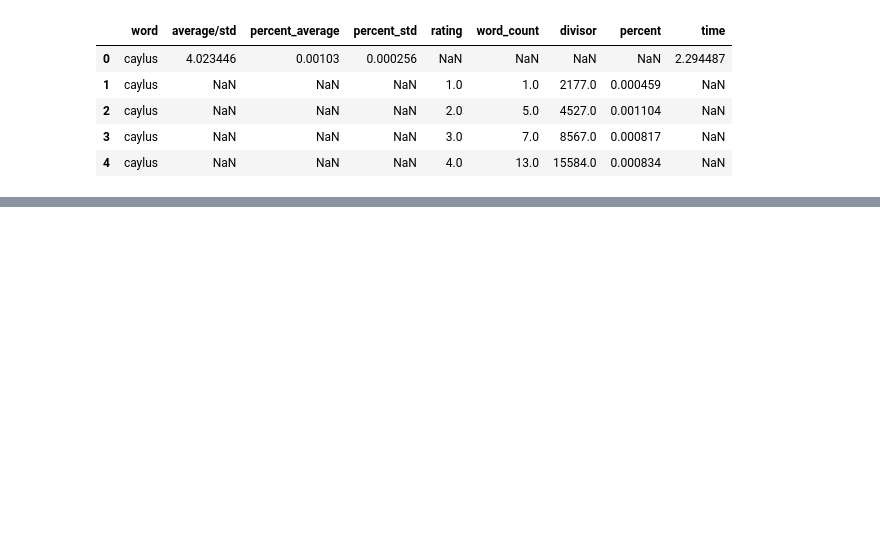
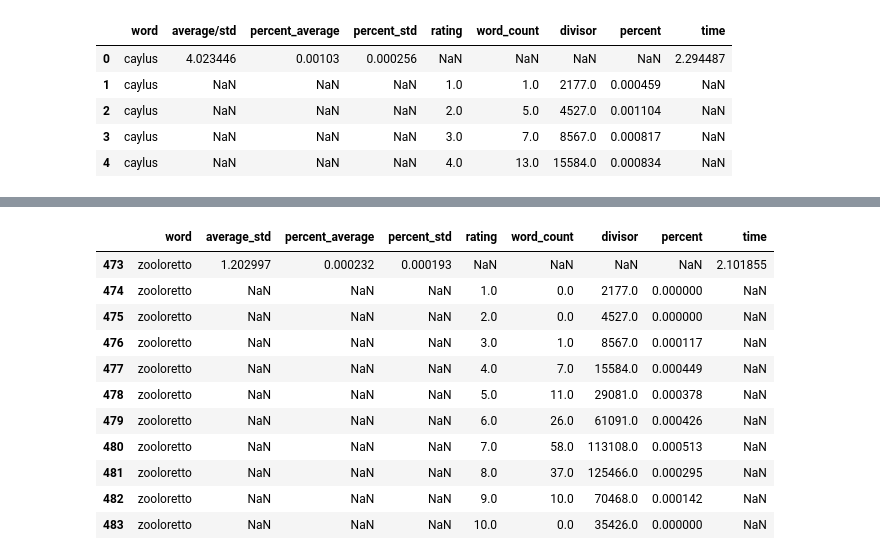
Before and after one commit to matthewgiem/boardgame_sentiment_analysis, a Jupyter notebook: look at reports.ipynb, the cells around one changed output, grey strips where cells are left out. Saved outputs shown, nothing was run; the diff lists cells and outputs as text; code cells hidden in the pictures; blank space fills up the shorter version.

```diff
--- a/look at reports.ipynb
+++ b/look at reports.ipynb
@@ -80,0 +106,2 @@ for group in df.groupby(df.word):
+# %%
+test_df = df.copy()
@@ -80,0 +135,15 @@ for group in df.groupby(df.word):
+# %%
+test_df.loc[test_df.word == "zooloretto"]
+# %% [output]
+|  | word | average_std | percent_average | percent_std | rating | word_count | divisor | percent | time |
+| 473 | zooloretto | 1.202997 | 0.000232 | 0.000193 | NaN | NaN | NaN | NaN | 2.101855 |
+| 474 | zooloretto | NaN | NaN | NaN | 1.0 | 0.0 | 2177.0 | 0.000000 | NaN |
+| 475 | zooloretto | NaN | NaN | NaN | 2.0 | 0.0 | 4527.0 | 0.000000 | NaN |
+| 476 | zooloretto | NaN | NaN | NaN | 3.0 | 1.0 | 8567.0 | 0.000117 | NaN |
+| 477 | zooloretto | NaN | NaN | NaN | 4.0 | 7.0 | 15584.0 | 0.000449 | NaN |
+| 478 | zooloretto | NaN | NaN | NaN | 5.0 | 11.0 | 29081.0 | 0.000378 | NaN |
+| 479 | zooloretto | NaN | NaN | NaN | 6.0 | 26.0 | 61091.0 | 0.000426 | NaN |
+| 480 | zooloretto | NaN | NaN | NaN | 7.0 | 58.0 | 113108.0 | 0.000513 | NaN |
+| 481 | zooloretto | NaN | NaN | NaN | 8.0 | 37.0 | 125466.0 | 0.000295 | NaN |
+| 482 | zooloretto | NaN | NaN | NaN | 9.0 | 10.0 | 70468.0 | 0.000142 | NaN |
+| 483 | zooloretto | NaN | NaN | NaN | 10.0 | 0.0 | 35426.0 | 0.000000 | NaN |
```
Also changed, not shown: parts of 10 cells of this notebook, 3 other files.
